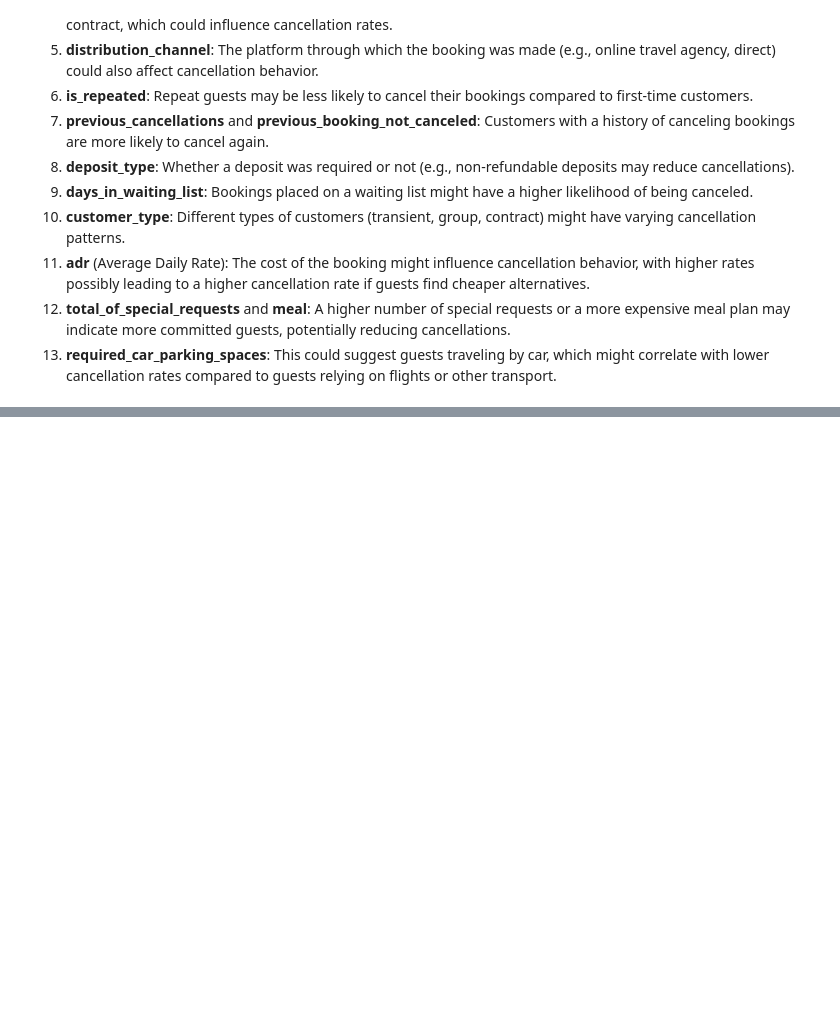
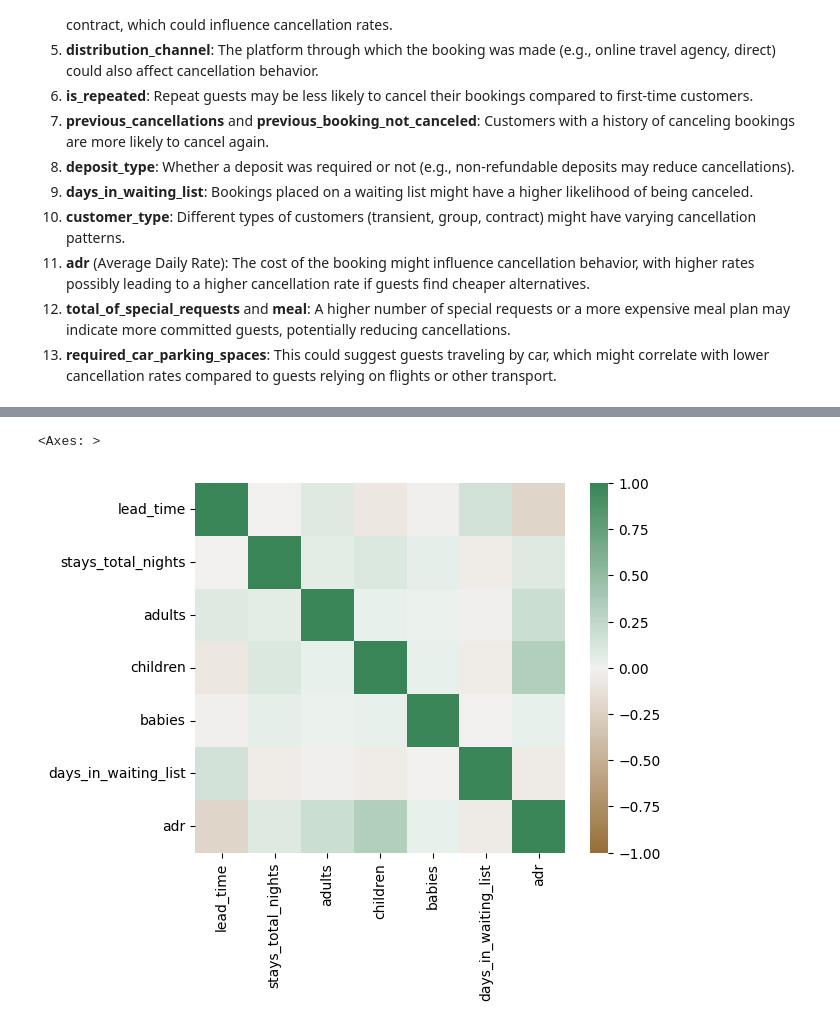
Before and after one commit to chaizhang/hotel_booking_cancellations, a Jupyter notebook: EDA.ipynb, the cells around one changed output, grey strips where cells are left out. Drawn from its saved outputs; the diff is of its cells as text; code cells hidden in the pictures; blank space fills up the shorter version.

Commit message:
added correlation graphs for cancelled bookings and bookings not cancelled

```diff
--- a/EDA.ipynb
+++ b/EDA.ipynb
@@ -26,0 +37,11 @@ hotel  = pd.read_csv('data\cleaned_hotel_booking.csv')
+# %%
+#creating a correlation chart with numeric type variables for records with cancellations
+
+corr_hotel = hotel[['is_canceled', 'lead_time', 'stays_total_nights', 'adults', 'children', 'babies', 'days_in_waiting_list', 'adr']].copy()
+corr_hotel = corr_hotel[corr_hotel['is_canceled'].isin([1])]
+corr_hotel = corr_hotel.drop('is_canceled', axis=1)
+corr = corr_hotel.corr()
+sns.heatmap(corr, vmin = -1, vmax = 1, center = 0, cmap=sns.diverging_palette(50, 500, n=500), square=True)
+# %% [output]
+<Axes: >
+[figure, added]
```
Also changed, not shown: parts of 3 cells of this notebook.
